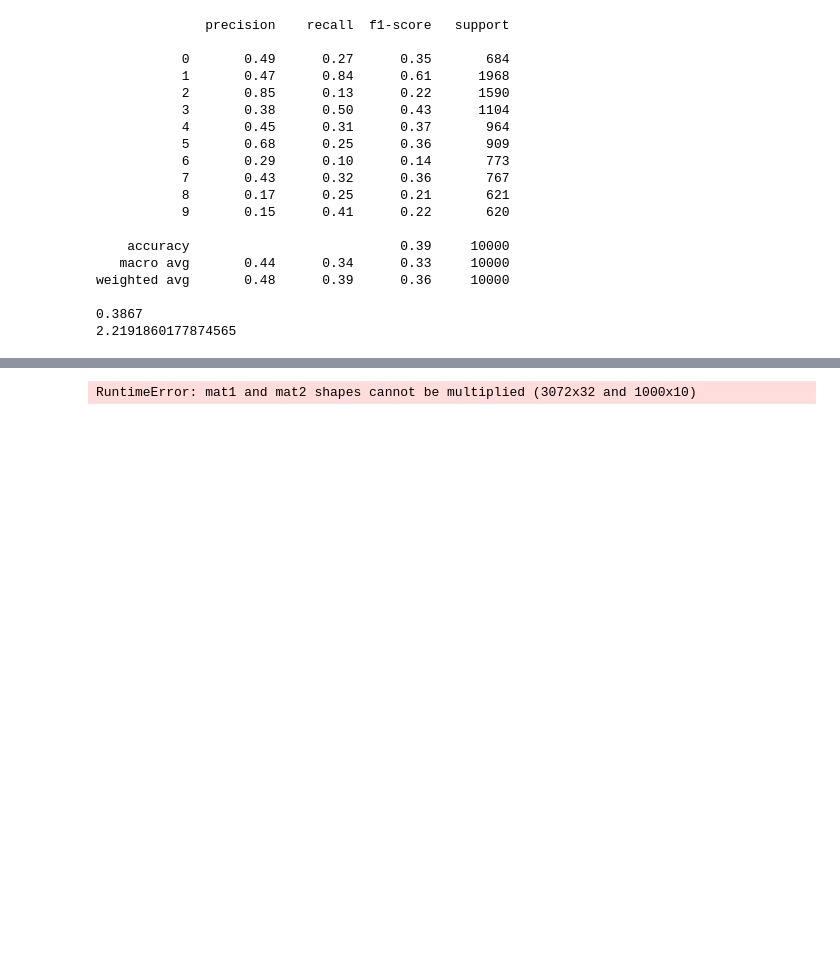
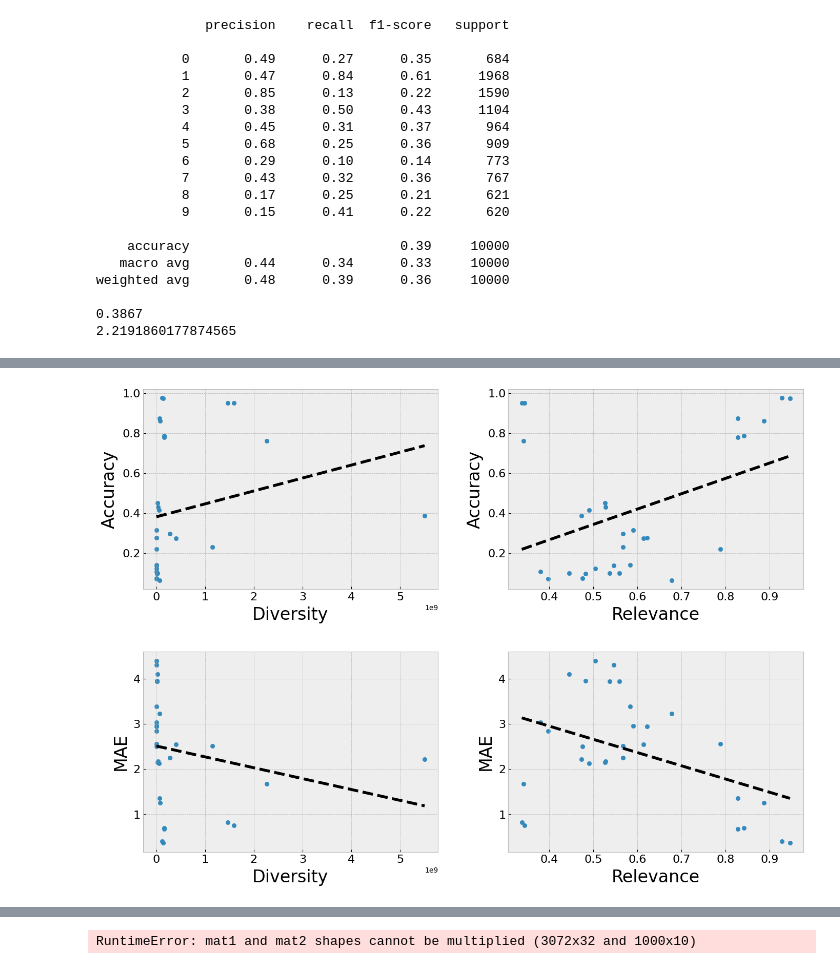
Before and after one commit to clu5/data-valuation, a Jupyter notebook: digit-experiments.ipynb, the cells around one changed output, grey strips where cells are left out. Cells and saved outputs as stored; diff of their text form; code cells hidden in the pictures; blank space fills up the shorter version.

```diff
--- a/valuation-diversity-rebuttal.ipynb
+++ b/digit-experiments.ipynb
@@ -338,0 +437,42 @@ weighted avg       0.48      0.39      0.36     10000
+# %%
+def best_fit(d: dict, points: int = 100):
+    x, y = zip(*d.items())
+    m, b = np.polyfit(x, y, 1)
+    rang = np.linspace(min(x), max(x), points)
+    return rang, rang * m + b
+# %%
+fs = 24
+fig, ax = plt.subplots(nrows=2, ncols=2, figsize=(14, 10))
+
+ax[0, 0].plot(*best_fit(div_acc), '--', color='black', lw=4)
+ax[0, 0].scatter(*zip(*div_acc.items()))
+# ax[0, 0].set_xscale('log')
+ax[0, 0].set_xlabel('Diversity', fontsize=fs, labelpad=6)
+ax[0, 0].set_ylabel('Accuracy', fontsize=fs, labelpad=6)
+ax[0, 0].tick_params(labelsize=16)
+
+ax[0, 1].plot(*best_fit(rel_acc), '--', color='black', lw=4)
+ax[0, 1].scatter(*zip(*rel_acc.items()))
+# ax[0, 1].set_xscale('log')
+ax[0, 1].set_xlabel('Relevance', fontsize=fs, labelpad=6)
+ax[0, 1].set_ylabel('Accuracy', fontsize=fs, labelpad=6)
+ax[0, 1].tick_params(labelsize=16)
+
+ax[1, 0].plot(*best_fit(div_mae), '--', color='black', lw=4)
+ax[1, 0].scatter(*zip(*div_mae.items()))
+# ax[1, 0].set_xscale('log')
+ax[1, 0].set_xlabel('Diversity', fontsize=fs, labelpad=6)
+ax[1, 0].set_ylabel('MAE', fontsize=fs, labelpad=6)
+ax[1, 0].tick_params(labelsize=16)
+
+ax[1, 1].plot(*best_fit(rel_mae), '--', color='black', lw=4)
+ax[1, 1].scatter(*zip(*rel_mae.items()))
+# ax[1, 1].set_xscale('log')
+ax[1, 1].set_xlabel('Relevance', fontsize=fs, labelpad=6)
+ax[1, 1].set_ylabel('MAE', fontsize=fs, labelpad=6)
+ax[1, 1].tick_params(labelsize=16)
+
+fig.tight_layout(w_pad=4, h_pad=4)
+plt.savefig('figures/cifar-correlations.png', bbox_inches='tight')
+# %% [output]
+[figure, added]
```
Also changed, not shown: parts of 11 cells of this notebook, 11 other files.
